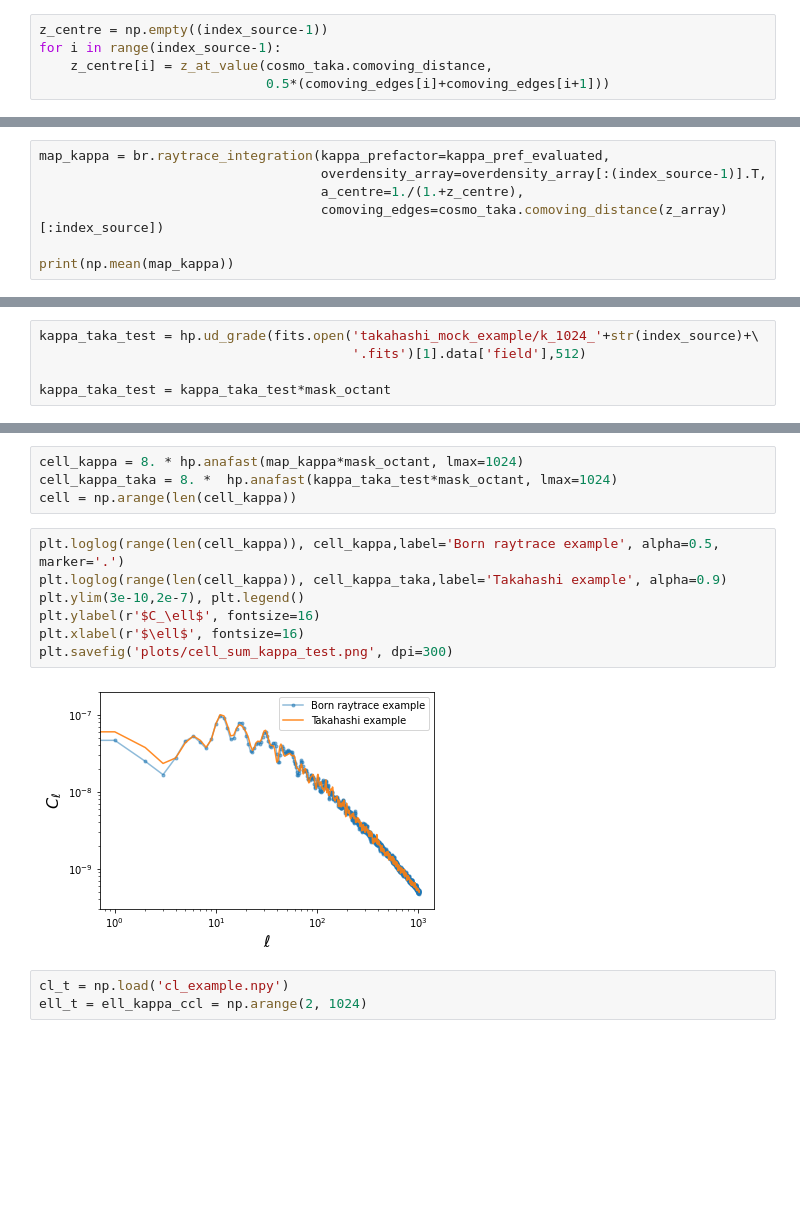
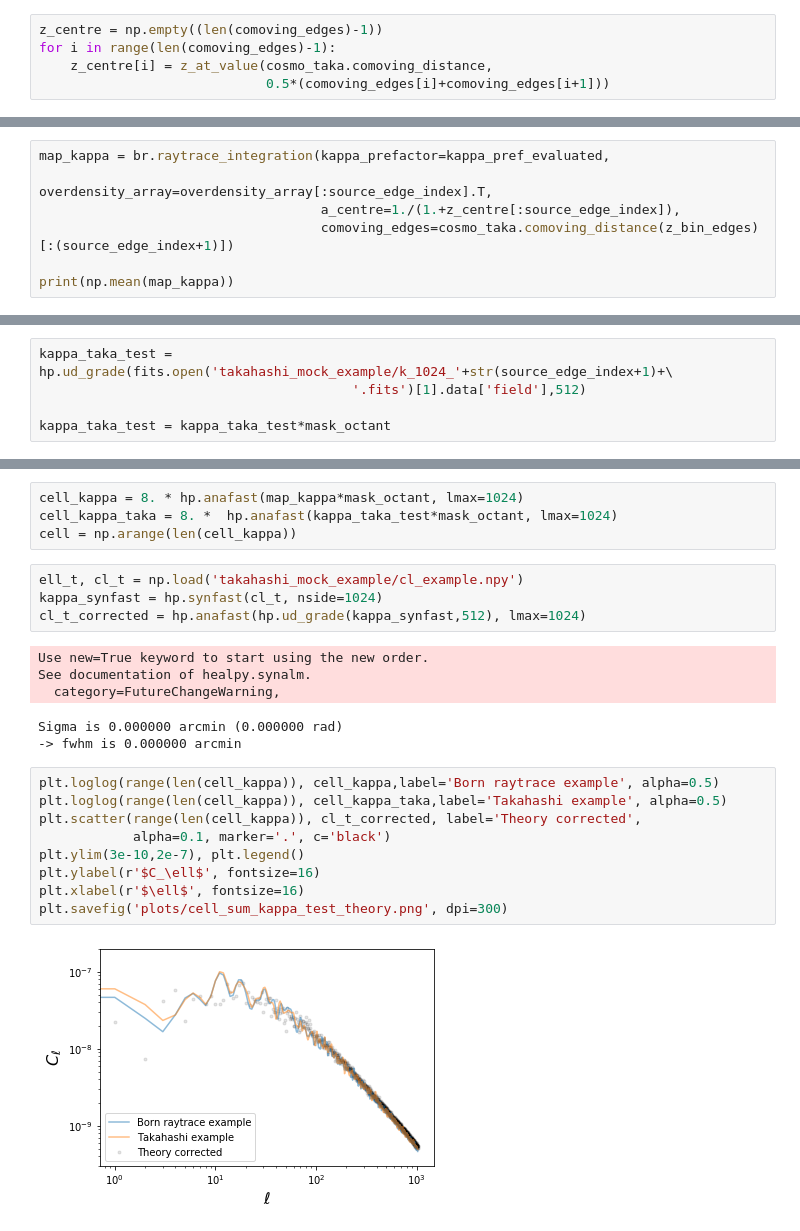
Before and after one commit to NiallJeffrey/BornRaytrace, a Jupyter notebook: example_takahashi_map.ipynb, the cells around one changed output, grey strips where cells are left out. Drawn from its saved outputs; the diff is of its cells as text; blank space fills up the shorter version.

Commit message:
cleaned notebook example

```diff
--- a/example_takahashi_map.ipynb
+++ b/example_takahashi_map.ipynb
@@ -66,8 +62,8 @@ plt.xlabel('D comoving'), plt.ylabel('z')
 # %% [markdown]
 ### Calculate the redshift at the centre of the comoving shells
 # %%
-z_centre = np.empty((index_source-1))
-for i in range(index_source-1):
+z_centre = np.empty((len(comoving_edges)-1))
+for i in range(len(comoving_edges)-1):
     z_centre[i] = z_at_value(cosmo_taka.comoving_distance,
                              0.5*(comoving_edges[i]+comoving_edges[i+1]))
 # %% [markdown]
@@ -87,9 +83,9 @@ hp.mollview(mask_octant)
 ### Use sum_kappa function for single source galaxy plane
 # %%
 map_kappa = br.raytrace_integration(kappa_prefactor=kappa_pref_evaluated,
-                                    overdensity_array=overdensity_array[:(index_source-1)].T,
-                                    a_centre=1./(1.+z_centre),
-                                    comoving_edges=cosmo_taka.comoving_distance(z_array)[:index_source])
+                                    overdensity_array=overdensity_array[:source_edge_index].T,
+                                    a_centre=1./(1.+z_centre[:source_edge_index]),
+                                    comoving_edges=cosmo_taka.comoving_distance(z_bin_edges)[:(source_edge_index+1)])
 
 print(np.mean(map_kappa))
 # %% [output]
@@ -97,7 +93,7 @@ print(np.mean(map_kappa))
 # %% [markdown]
 # Compare with Takahashi example (which used GRayTrix)
 # %%
-kappa_taka_test = hp.ud_grade(fits.open('takahashi_mock_example/k_1024_'+str(index_source)+\
+kappa_taka_test = hp.ud_grade(fits.open('takahashi_mock_example/k_1024_'+str(source_edge_index+1)+\
                                         '.fits')[1].data['field'],512)
 
 kappa_taka_test = kappa_taka_test*mask_octant
@@ -123,15 +119,24 @@ _ = hp.graticule(True, verbose=False)
 cell_kappa = 8. * hp.anafast(map_kappa*mask_octant, lmax=1024)
 cell_kappa_taka = 8. *  hp.anafast(kappa_taka_test*mask_octant, lmax=1024)
 cell = np.arange(len(cell_kappa))
+# %%
+ell_t, cl_t = np.load('takahashi_mock_example/cl_example.npy')
+kappa_synfast = hp.synfast(cl_t, nside=1024)
+cl_t_corrected = hp.anafast(hp.ud_grade(kappa_synfast,512), lmax=1024)
+# %% [output]
+Use new=True keyword to start using the new order.
+See documentation of healpy.synalm.
+  category=FutureChangeWarning,
+Sigma is 0.000000 arcmin (0.000000 rad)
+-> fwhm is 0.000000 arcmin
 # %%
-plt.loglog(range(len(cell_kappa)), cell_kappa,label='Born raytrace example', alpha=0.5, marker='.')
-plt.loglog(range(len(cell_kappa)), cell_kappa_taka,label='Takahashi example', alpha=0.9)
+plt.loglog(range(len(cell_kappa)), cell_kappa,label='Born raytrace example', alpha=0.5)
+plt.loglog(range(len(cell_kappa)), cell_kappa_taka,label='Takahashi example', alpha=0.5)
+plt.scatter(range(len(cell_kappa)), cl_t_corrected, label='Theory corrected',
+            alpha=0.1, marker='.', c='black')
 plt.ylim(3e-10,2e-7), plt.legend()
 plt.ylabel(r'$C_\ell$', fontsize=16)
 plt.xlabel(r'$\ell$', fontsize=16)
-plt.savefig('plots/cell_sum_kappa_test.png', dpi=300)
+plt.savefig('plots/cell_sum_kappa_test_theory.png', dpi=300)
 # %% [output]
-[figure, old version]
+[figure, new version]
-# %%
-cl_t = np.load('cl_example.npy')
-ell_t = ell_kappa_ccl = np.arange(2, 1024)
```
Also changed, not shown: parts of 8 cells of this notebook, 6 other files.
